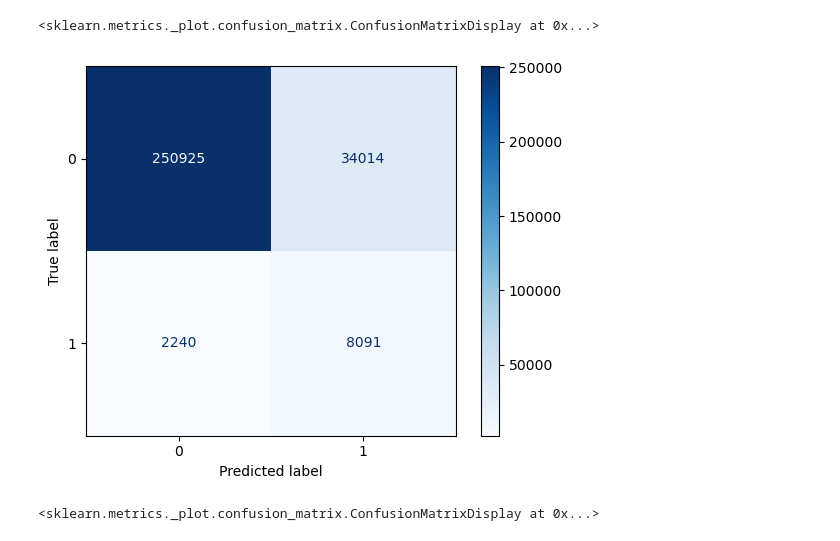
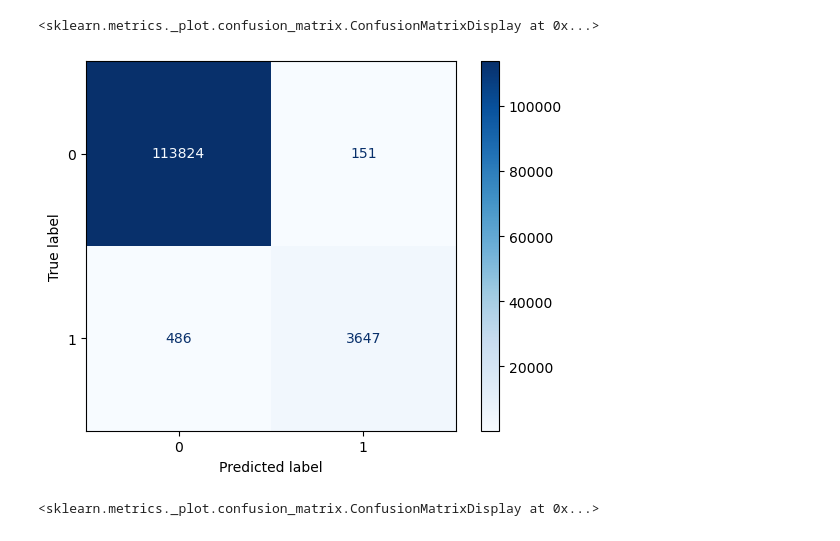
Before and after one commit to zamiulalam/FindingFraud, a Jupyter notebook: notebooks/agekow_training.ipynb, the cells around one changed output. Cells and saved outputs as stored; diff of their text form; code cells hidden in the pictures.

Commit message:
update training

```diff
--- a/notebooks/agekow_training.ipynb
+++ b/notebooks/agekow_training.ipynb
@@ -208,22 +118,24 @@ df_train = remove_correlated_columns(df_train, v_columns, target_col, False)
 # %%
 # Fill NaN for V columns with mean values
-v_columns = [str(col) for col in df_train.columns if str(col).startswith("V")]
-df_train = df_train.fillna(df_train[v_columns].mean())
+v_columns = [str(col) for col in df.columns if str(col).startswith("V")]
+df = df.fillna(df[v_columns].mean())
 # %%
 from sklearn.model_selection import train_test_split
 
-y = df_train["isFraud"]
-X = df_train.drop(columns=["isFraud"])
+y = df["isFraud"]
+X = df.drop(columns=["isFraud", "uid"])
 X_train, X_test, y_train, y_test = train_test_split(X, y, test_size=0.2, random_state=42, stratify=y)
 # %%
 params = {"device":"cuda", "objective":"binary:logistic",
                 "eval_metric":"logloss",
-                'learning_rate': 0.05,
-                'max_depth': 5, }
+                'learning_rate': 0.12,
+                'max_depth': 12, }
 
 dtrain = xgb.DMatrix(X, label=y)
 dval = xgb.DMatrix(X_test, label=y_test)
 
-model = xgb.train(params, dtrain, num_boost_round=100)
+model = xgb.train(params, dtrain, num_boost_round=150)
 importance = model.get_score(importance_type='gain')
+
+y_prob = model.predict(dval)
 # %%
@@ -285,0 +160,27 @@ pred = (pred == 1).astype(int)
+# %%
+
+# Compute ROC curve and AUC
+precision, recall, threshold = precision_recall_curve(y_test.astype(int).values, y_prob)
+f1_scores = 2 * precision * recall / (precision + recall + 1e-8)
+
+optimal_idx = np.argmax(tpr - fpr)
+optimal_threshold = threshold[optimal_idx]
+
+best_index = np.argmax(f1_scores)
+best_threshold = threshold[best_index]
+
+roc_auc = auc(recall, precision)
+print(f"Best F1: {f1_scores[best_index]:.4f} at threshold: {best_threshold:.4f}")
+print("auc", roc_auc)
+plt.figure()
+plt.plot(recall,precision, label=f'ROC curve (AUC = {roc_auc:.2f})')
+plt.plot([0, 1], [1, 0], 'k--')  # Diagonal line
+plt.xlabel('recall')
+plt.ylabel('precision')
+plt.title('Receiver Operating Characteristic')
+plt.legend(loc='lower right')
+plt.grid(True)
+plt.show()
+
+y_pred = y_prob > best_threshold
+y_pred = (y_pred == 1).astype(int)
@@ -286,10 +191,10 @@ pred = (pred == 1).astype(int)
 # %%
-cm = confusion_matrix(y_test, pred)
+cm = confusion_matrix(y_test, y_pred)
 disp = ConfusionMatrixDisplay(confusion_matrix=cm, display_labels=[0, 1])
 disp.plot(cmap='Blues')
 # %% [output]
 <sklearn.metrics._plot.confusion_matrix.ConfusionMatrixDisplay at 0x...>
-[figure, old version]
+[figure, new version]
 # %%
 # Isolation doesn't work, because individual instances are not isFraud!
 # we need to try to group uinque cards together and make aggregate features
```
Also changed, not shown: parts of 24 cells of this notebook, 2 other files.
